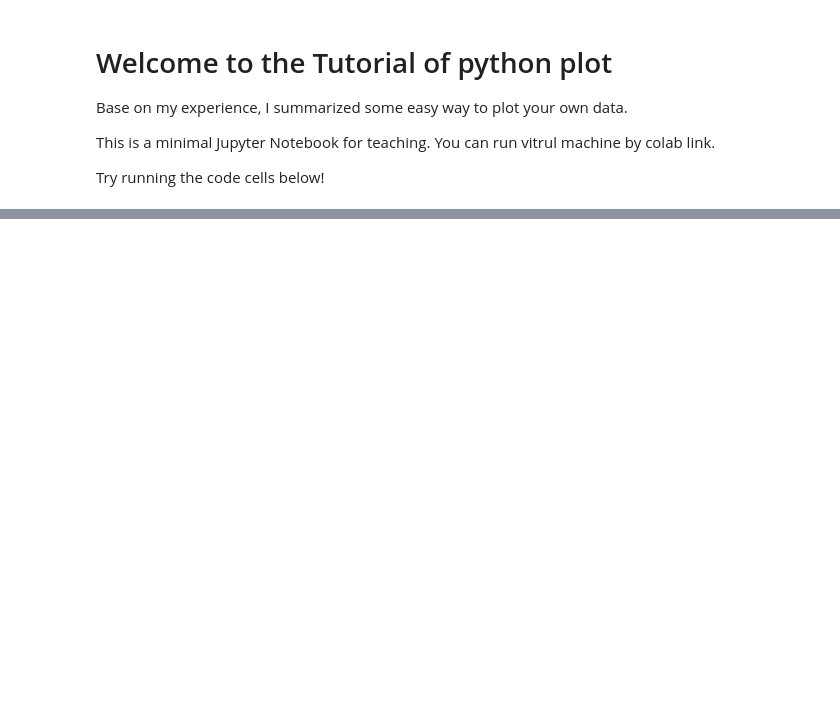
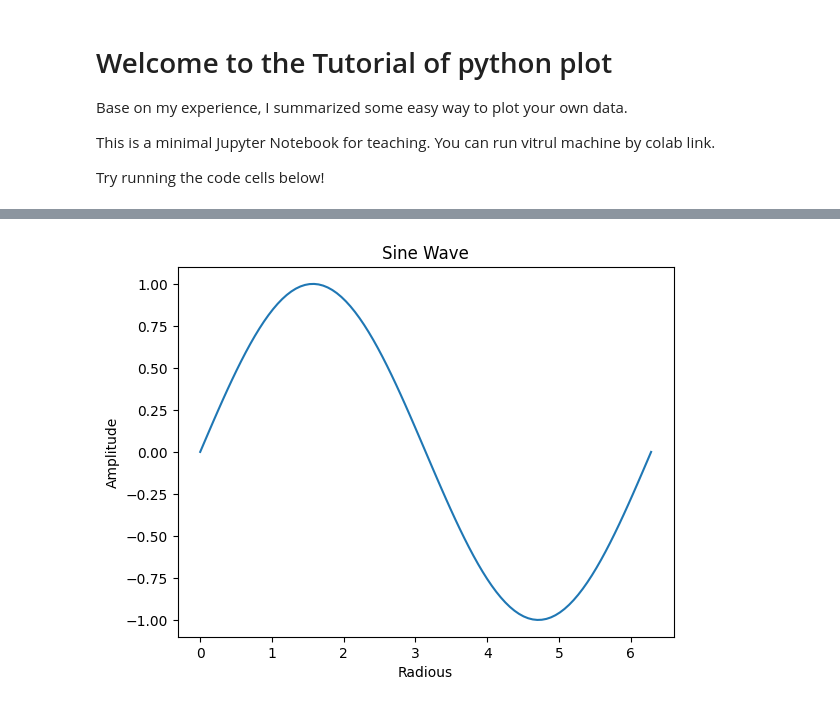
Before and after one commit to VolHC/Lab_plot_tutorial, a Jupyter notebook: Basic_plot/notebooks/lesson_one.ipynb, the cells around one changed output, grey strips where cells are left out. Drawn from its saved outputs; the diff is of its cells as text; code cells hidden in the pictures; blank space fills up the shorter version.

```diff
--- a/Basic_plot/notebooks/lesson_one.ipynb
+++ b/Basic_plot/notebooks/lesson_one.ipynb
@@ -13,14 +15,18 @@ print(f"Hello, {name}! Welcome to the class.")
 # %%
 # try single plot first !
 import matplotlib.pyplot as plt
 import numpy as np
 
 x = np.linspace(0, 2*np.pi, 100)
 y = np.sin(x)
 
 plt.plot(x, y)
 plt.title("Sine Wave")
+plt.xlabel('Radious')
+plt.ylabel('Amplitude')
 plt.show()
+# %% [output]
+[figure, added]
 # %%
 # try multiple plot and adjust color of lines.
 x = np.linspace(0, 2*np.pi, 100)
```
Also changed, not shown: parts of 8 cells of this notebook, 2 other files.
